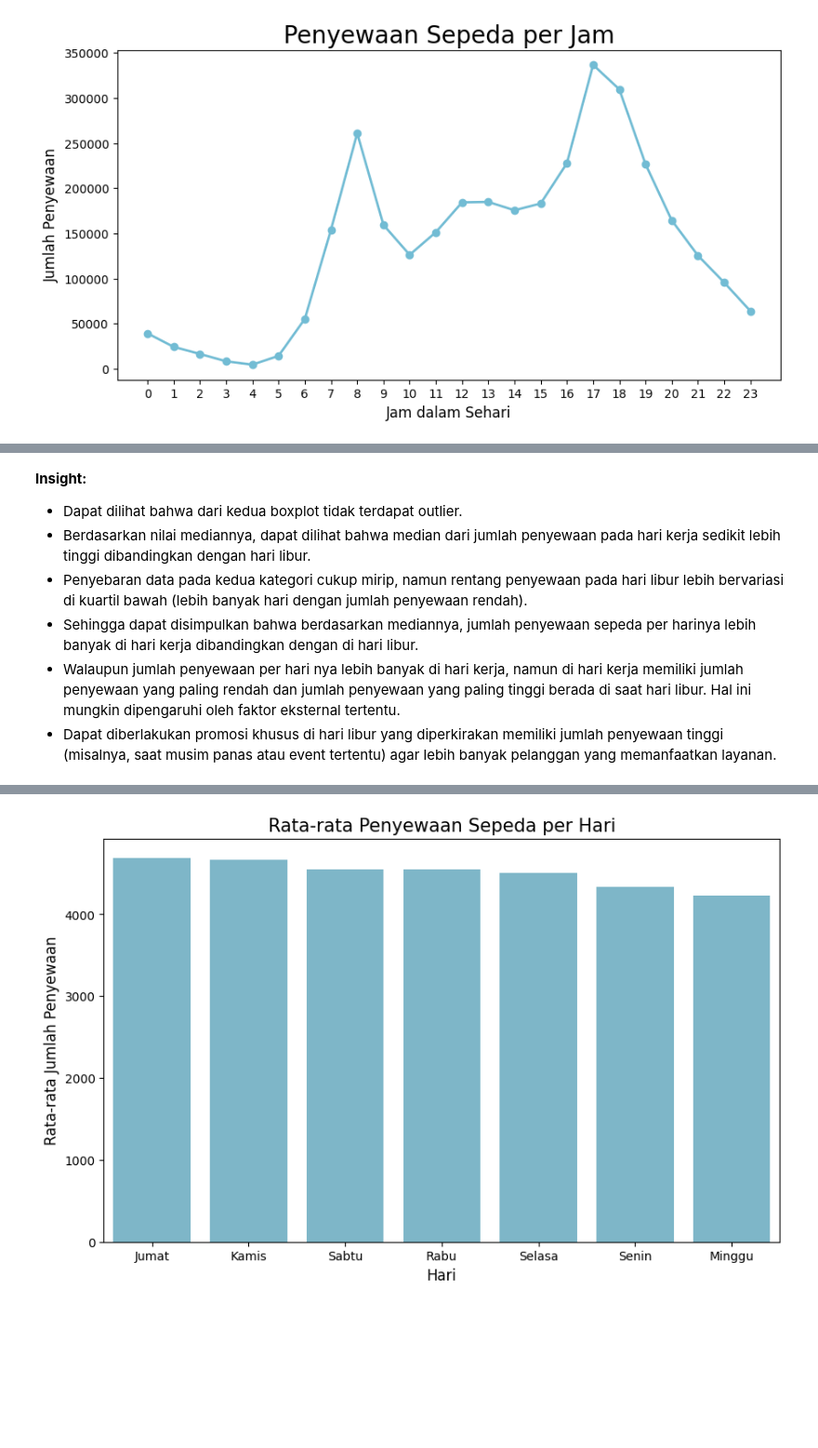
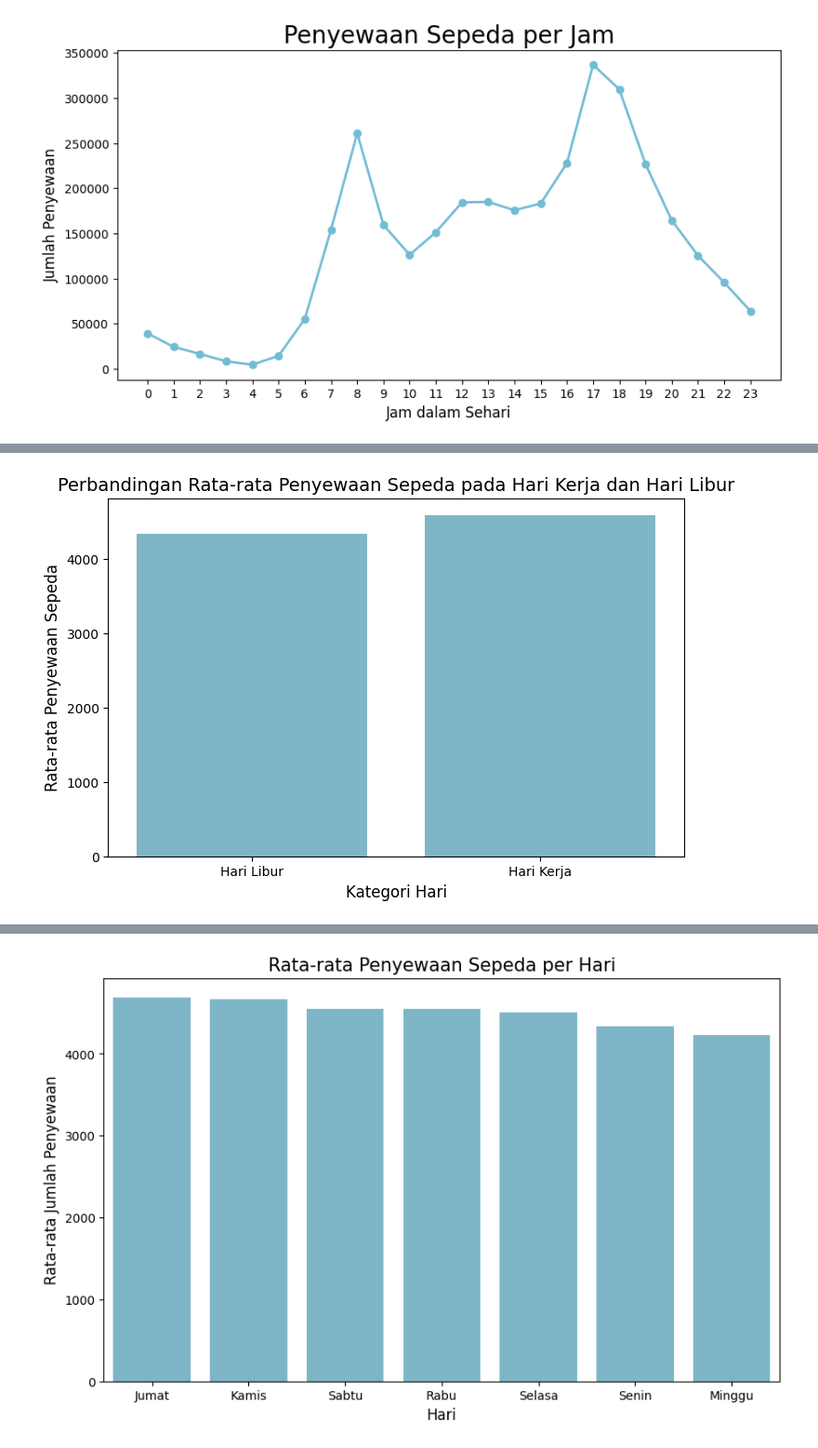
Before and after one commit to Indara23/Proyek_Analisis_Data, a Jupyter notebook: Proyek_Analisis_Data.ipynb, the cells around one changed output, grey strips where cells are left out. Shown at 93% size. Drawn from its saved outputs; the diff is of its cells as text; code cells hidden in the pictures; blank space fills up the shorter version.

```diff
--- a/Proyek_Analisis_Data.ipynb
+++ b/Proyek_Analisis_Data.ipynb
@@ -520,8 +507,16 @@ The palette list has fewer values (1) than needed (2) and will cycle, which may
-# %% [markdown]
-**Insight:**
-- Dapat dilihat bahwa dari kedua boxplot tidak terdapat outlier.
-- Berdasarkan nilai mediannya, dapat dilihat bahwa median dari jumlah penyewaan pada hari kerja sedikit lebih tinggi dibandingkan dengan hari libur.
-- Penyebaran data pada kedua kategori cukup mirip, namun rentang penyewaan pada hari libur lebih bervariasi di kuartil bawah (lebih banyak hari dengan jumlah penyewaan rendah).
-- Sehingga dapat disimpulkan bahwa berdasarkan mediannya, jumlah penyewaan sepeda per harinya lebih banyak di hari kerja dibandingkan dengan di hari libur.
-- Walaupun jumlah penyewaan per hari nya lebih banyak di hari kerja, namun di hari kerja memiliki jumlah penyewaan yang paling rendah dan jumlah penyewaan yang paling tinggi berada di saat hari libur. Hal ini mungkin dipengaruhi oleh faktor eksternal tertentu.
-- Dapat diberlakukan promosi khusus di hari libur yang diperkirakan memiliki jumlah penyewaan tinggi (misalnya, saat musim panas atau event tertentu) agar lebih banyak pelanggan yang memanfaatkan layanan.
+# %%
+fig, ax = plt.subplots(figsize=(8, 5))
+
+workingday_avg = day_df.groupby("workingday")["cnt"].mean().reset_index()
+
+workingday_mapping = {0: "Hari Libur", 1: "Hari Kerja"}
+workingday_avg["workingday"] = workingday_avg["workingday"].replace(workingday_mapping)
+
+sns.barplot(x="workingday", y="cnt", data=workingday_avg, color="#72BCD4", ax=ax)
+ax.set_title("Perbandingan Rata-rata Penyewaan Sepeda pada Hari Kerja dan Hari Libur", fontsize=14)
+ax.set_xlabel("Kategori Hari", fontsize=12)
+ax.set_ylabel("Rata-rata Penyewaan Sepeda", fontsize=12)
+
+plt.show()
+# %% [output]
+[figure, added]
```
Also changed, not shown: parts of 15 cells of this notebook, 2 other files.
